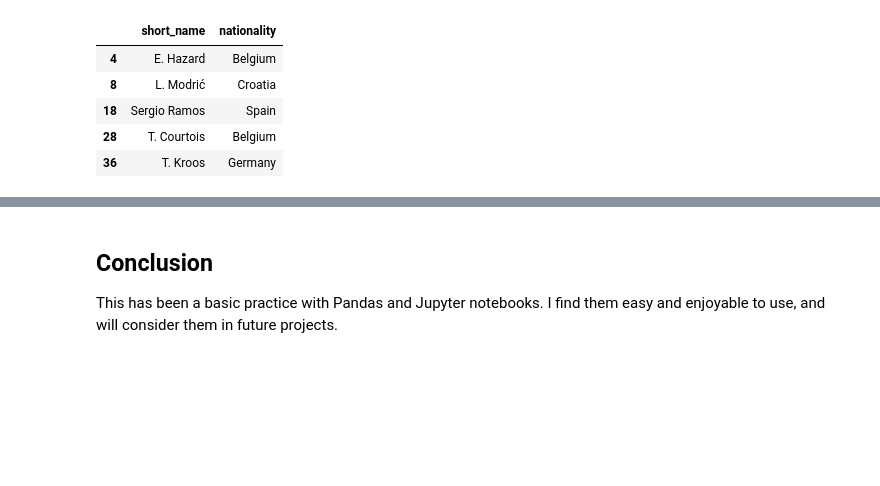
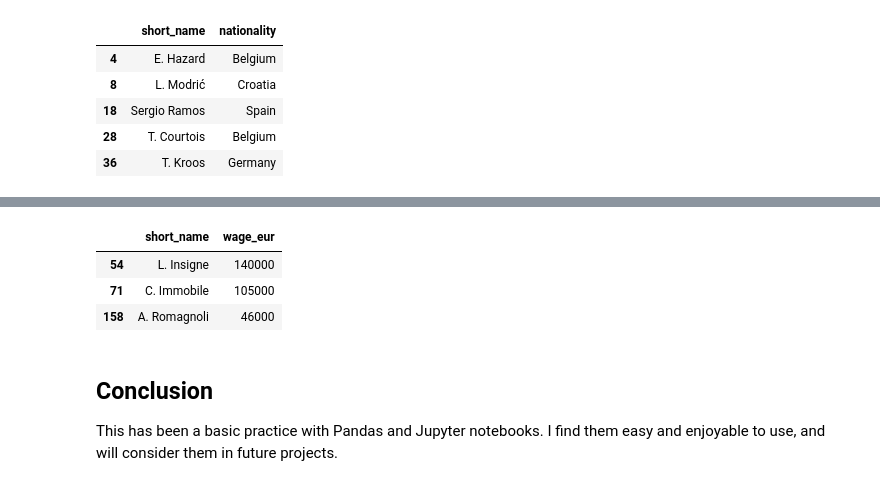
Before and after one commit to NicholasCrossman/python-pandas-fifa-queries, a Jupyter notebook: fifa.ipynb, the cells around one changed output, grey strips where cells are left out. Saved outputs shown, nothing was run; the diff lists cells and outputs as text; code cells hidden in the pictures; blank space fills up the shorter version.

Commit message:
Added another query to find the Italian players whose contracts extend beyond 2021, sorted by value in euros.

```diff
--- a/fifa.ipynb
+++ b/fifa.ipynb
@@ -241,3 +247,13 @@ real_madrid_nationality.style
+# %%
+italian_players = data[data['nationality'] == 'Italy']
+highest_value_italian = italian_players.sort_values('value_eur', ascending=False).head()
+contract_valid = highest_value_italian[highest_value_italian['contract_valid_until'] > 2021].head()[['short_name', 'wage_eur']]
+contract_valid.style
+# %% [output]
+|  | short_name | wage_eur |
+| 54 | L. Insigne | 140000 |
+| 71 | C. Immobile | 105000 |
+| 158 | A. Romagnoli | 46000 |
 # %% [markdown]
 ## Conclusion
 
```
Also changed, not shown: parts of 1 cell of this notebook.
